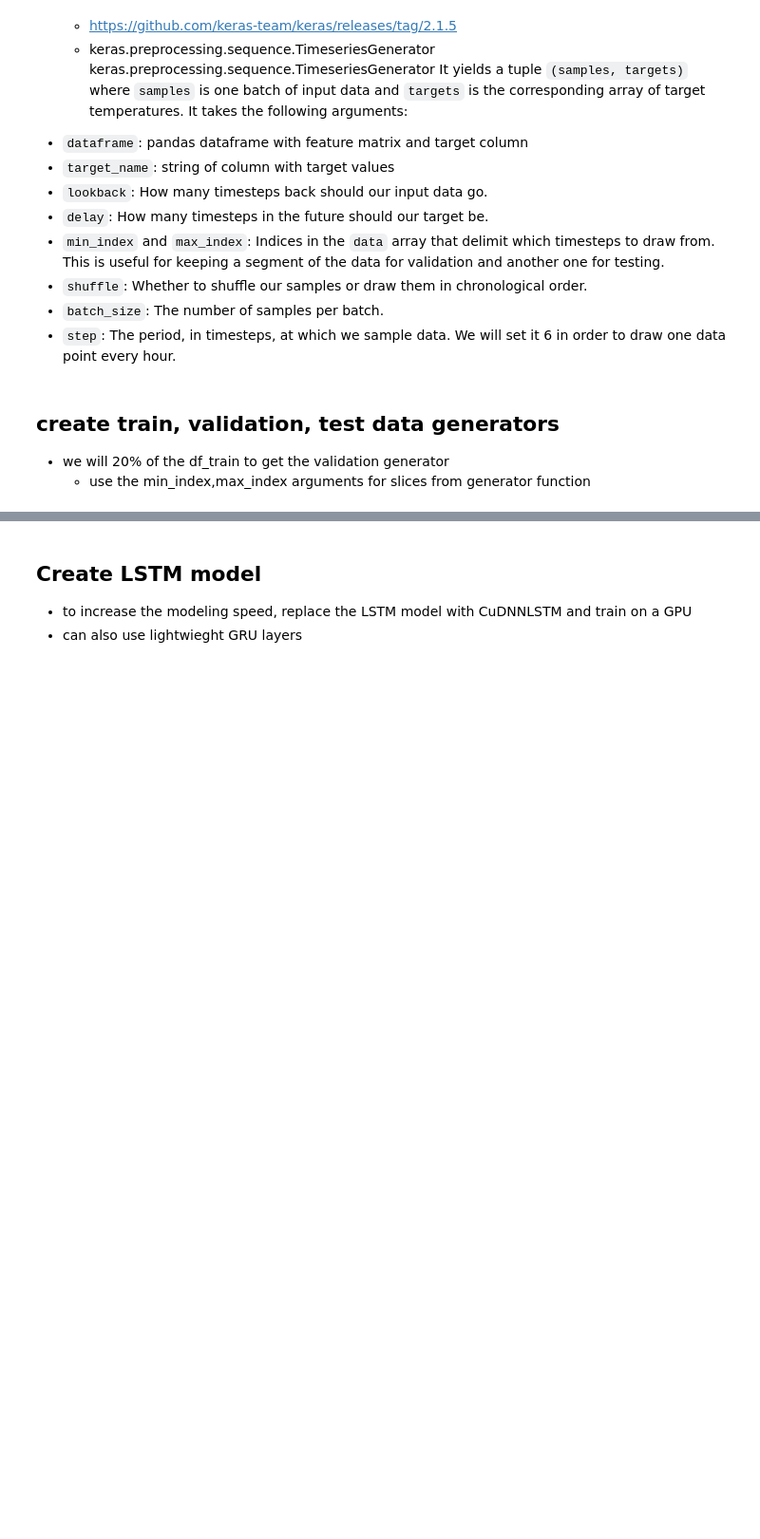
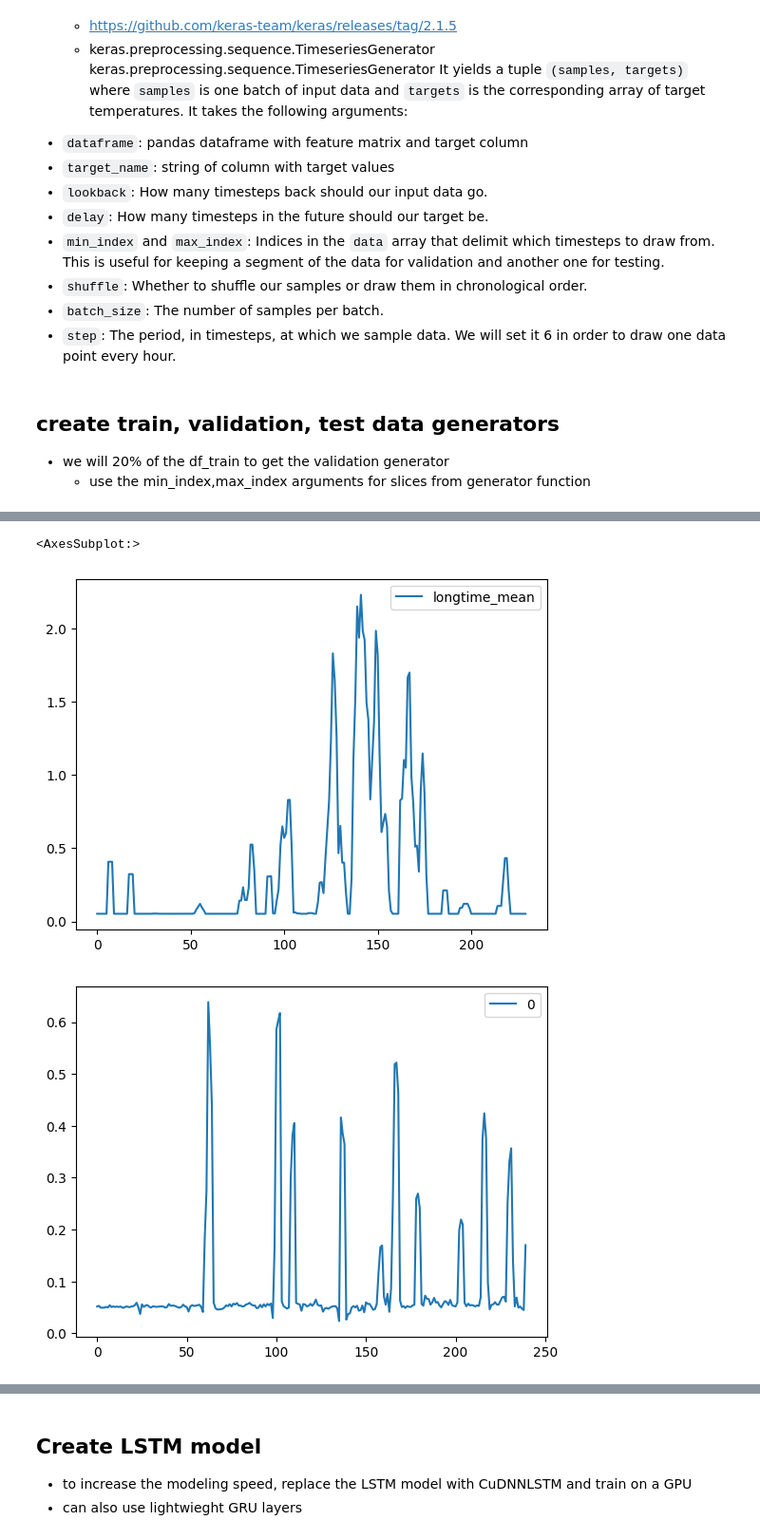
Before and after one commit to grinwi/smartboiler, a Jupyter notebook: src/smartboiler/lstm_example_with_multivariate_time_series 2.ipynb, the cells around one changed output, grey strips where cells are left out. Shown at 95% size. Cells and saved outputs as stored; diff of their text form; code cells hidden in the pictures; blank space fills up the shorter version.

```diff
--- a/src/smartboiler/lstm_example_with_multivariate_time_series 2.ipynb
+++ b/src/smartboiler/lstm_example_with_multivariate_time_series 2.ipynb
@@ -473,0 +598,8 @@ End training
+# %%
+concacted = pd.DataFrame(one_week_prediction)
+print(concacted)
+# transform to 6 columnsf df
+
+shifted_df = concacted.copy()
+for i in range(0, 6):
+    shifted_df[i] = shifted_df[i].shift(i)
@@ -473,0 +621,4 @@ End training
+# %%
+real_data_left_interval = start_of_data_loader_for_forecast  + timedelta(days=30)
+real_data_right_interval = real_data_left_interval + timedelta(days=days)
+real_data,_ = dataHandlerZuka.get_data_for_prediction(real_data_left_interval, real_data_right_interval)
@@ -473,0 +636,7 @@ End training
+# %%
+real_data.plot(y='longtime_mean')
+shifted_df.plot(y=0)
+# %% [output]
+<AxesSubplot:>
+[figure, added]
+[figure, added]
```
Also changed, not shown: parts of 30 cells of this notebook.
